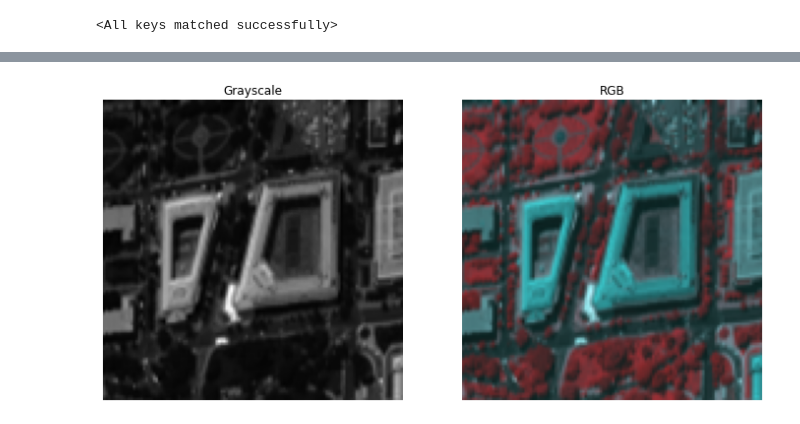
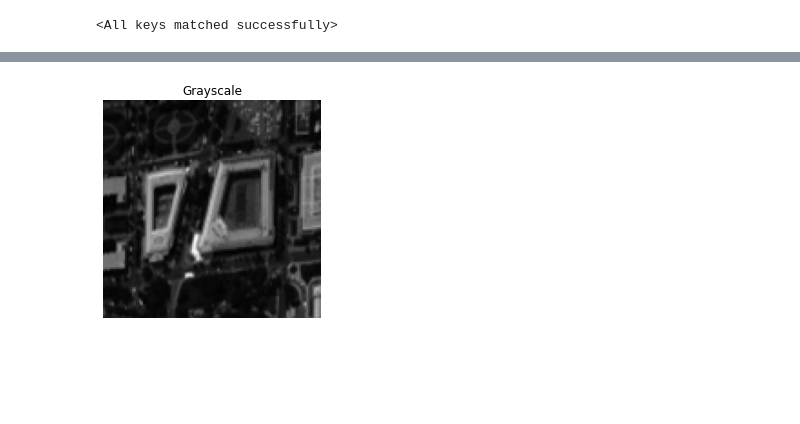
Before and after one commit to bemc22/AdaHSI, a Jupyter notebook: notebooks/demo_deep_superpixels.ipynb, the cells around one changed output, grey strips where cells are left out. Cells and saved outputs as stored; diff of their text form; code cells hidden in the pictures; blank space fills up the shorter version.

```diff
--- a/notebooks/demo_deep_superpixels.ipynb
+++ b/notebooks/demo_deep_superpixels.ipynb
@@ -67,28 +55,20 @@ Sideinformation with multiplicative operation
 <All keys matched successfully>
 # %%
 #@title Load and Visualize Data
-
+import cv2
 import scipy.io as sio
 import matplotlib.pyplot as plt
 
 RGB = [30, 0, 2]
 
-data_path = "data/patch_9.mat"
-data = sio.loadmat(data_path)
-grayscale = data['gs'].astype('float32')
-infrared  = data['ir'].astype('float32')
 
-fake_rgb = infrared[:, :, RGB]
-fake_rgb = fake_rgb / fake_rgb.max()
+data_path = "image.png"
+grayscale = cv2.imread(data_path, cv2.IMREAD_GRAYSCALE)[..., None]
+grayscale = grayscale.astype('float32') / 255.0
 
-fig, axs = plt.subplots(1, 2, figsize=(12, 6))
-_ = [ax.axis('off') for ax in axs]
-
-axs[0].imshow(grayscale[..., 0], cmap='gray')
-axs[0].set_title('Grayscale')
-
-axs[1].imshow(fake_rgb)
-axs[1].set_title('RGB')
+plt.imshow(grayscale[..., 0], cmap='gray')
+plt.title('Grayscale')
+plt.axis("off")
 
 plt.show()
 # %% [output]
@@ -96,4 +75,4 @@ WARNING:matplotlib.image:Clipping input data to the valid range for imshow with
-[figure, old version]
+[figure, new version]
 # %%
 #@title Inference
 
```
Also changed, not shown: parts of 6 cells of this notebook.
